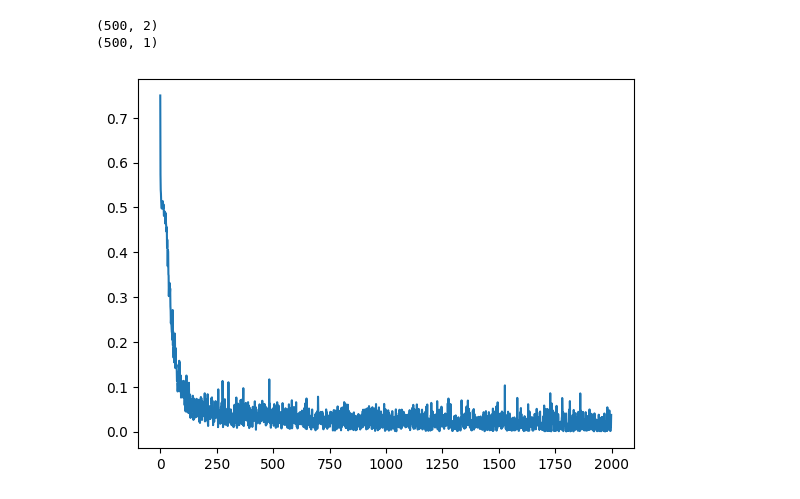
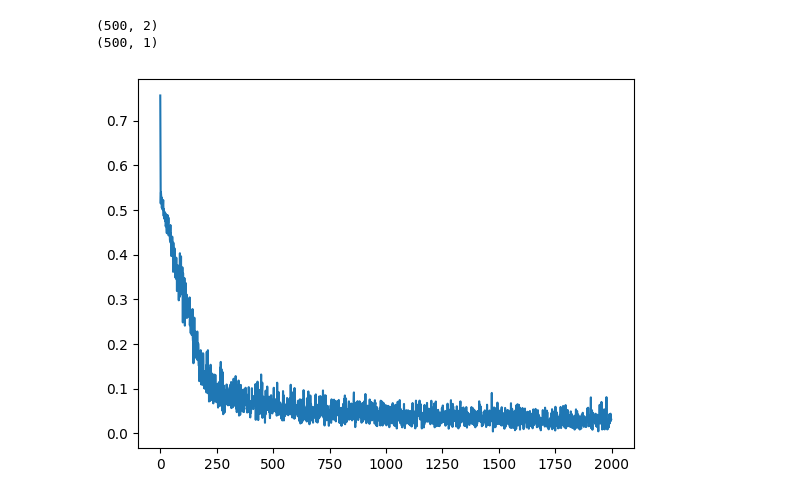
Before and after one commit to xaxam2001/Snake, a Jupyter notebook: python-test-folder/MLP.ipynb, the cells around one changed output. Cells and saved outputs as stored; diff of their text form; code cells hidden in the pictures.

```diff
--- a/python-test-folder/MLP.ipynb
+++ b/python-test-folder/MLP.ipynb
@@ -332,17 +394,17 @@ for i in range(X.shape[0]):
 # %%
-mlp_mat = MLP_matrix([2, 6, 4, 1])
+mlp_mat = MLP_matrix([2, 4, 1])
 
 X = np.random.random((500, 2)) * 2.0 - 1.0
 Y = np.array([1 if abs(p[0]) <= 0.3 or abs(p[1]) <= 0.3 else -1 for p in X]).reshape(-1, 1)
 
 print(X.shape)
 print(Y.shape)
 
 error = mlp_mat.train(X.T, Y.T, True, 200000, 0.01)
 
 plt.plot(error)
 plt.show()
 # %% [output]
 (500, 2)
 (500, 1)
-[figure, old version]
+[figure, new version]
```
Also changed, not shown: parts of 25 cells of this notebook, 2 other files.
